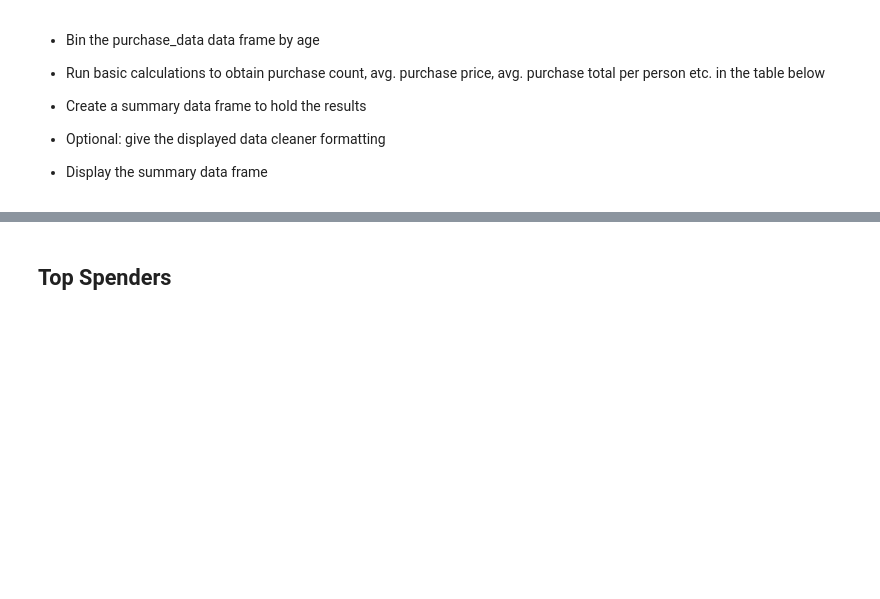
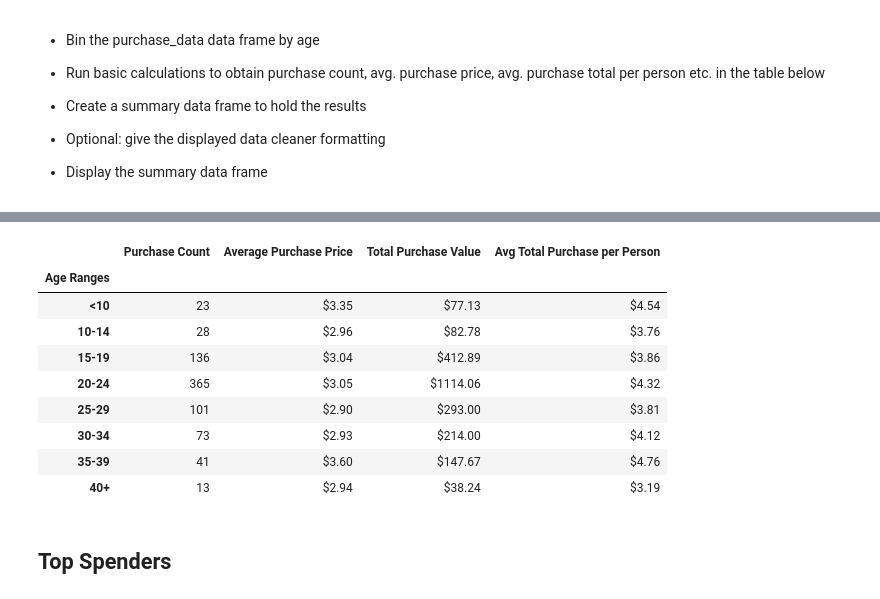
Before and after one commit to evlight/ELight_GW_HW, a Jupyter notebook: Pandas_HW/Part-3/Task-A-HeroesOfPymoli/HeroesOfPymoli/HeroesOfPymoli_starter.ipynb, the cells around one changed output, grey strips where cells are left out. Cells and saved outputs as stored; diff of their text form; code cells hidden in the pictures; blank space fills up the shorter version.

```diff
--- a/Pandas_HW/Part-3/Task-A-HeroesOfPymoli/HeroesOfPymoli/HeroesOfPymoli_starter.ipynb
+++ b/Pandas_HW/Part-3/Task-A-HeroesOfPymoli/HeroesOfPymoli/HeroesOfPymoli_starter.ipynb
@@ -177,3 +236,42 @@ gender_analysis=
+# %%
+data_age = purchase_data.copy()
+
+data_age['PriceCopy'] = purchase_data['Price'].copy()
+
+data_age['Age Ranges'] = pd.cut(data_age['Age'], bins, labels = group_labels, right = False, include_lowest = True)
+
+purchases_age = data_age.groupby('Age Ranges').agg({'Purchase ID':'count',
+                                                    'Price':'sum',
+                                                    'PriceCopy':'mean'})
+
+purchases_age = purchases_age.rename(columns={'Purchase ID':'Purchase Count',
+                                              'Price':'Total Purchase Value',
+                                              'PriceCopy':'Average Purchase Price'})
+
+purchases_age['Avg Total Purchase per Person'] = purchases_age['Total Purchase Value'] / count_age['Total Count']
+
+purchases_age['Total Purchase Value'] = purchases_age['Total Purchase Value'].map('${:.2f}'.format)
+purchases_age['Average Purchase Price'] = purchases_age['Average Purchase Price'].map('${:.2f}'.format)
+purchases_age['Avg Total Purchase per Person'] = purchases_age['Avg Total Purchase per Person'].map('${:.2f}'.format)
+
+purchases_age = purchases_age.reindex(['<10','10-14','15-19','20-24','25-29','30-34','35-39','40+'])
+purchases_age = purchases_age[['Purchase Count',
+                               'Average Purchase Price',
+                               'Total Purchase Value',
+                               'Avg Total Purchase per Person']]
+
+purchases_age
+# %% [output]
+|  | Purchase Count | Average Purchase Price | Total Purchase Value | Avg Total Purchase per Person |
+| Age Ranges |  |  |  |  |
+| <10 | 23 | $3.35 | $77.13 | $4.54 |
+| 10-14 | 28 | $2.96 | $82.78 | $3.76 |
+| 15-19 | 136 | $3.04 | $412.89 | $3.86 |
+| 20-24 | 365 | $3.05 | $1114.06 | $4.32 |
+| 25-29 | 101 | $2.90 | $293.00 | $3.81 |
+| 30-34 | 73 | $2.93 | $214.00 | $4.12 |
+| 35-39 | 41 | $3.60 | $147.67 | $4.76 |
+| 40+ | 13 | $2.94 | $38.24 | $3.19 |
 # %% [markdown]
 ## Top Spenders
 # %% [markdown]
```
Also changed, not shown: parts of 12 cells of this notebook.
